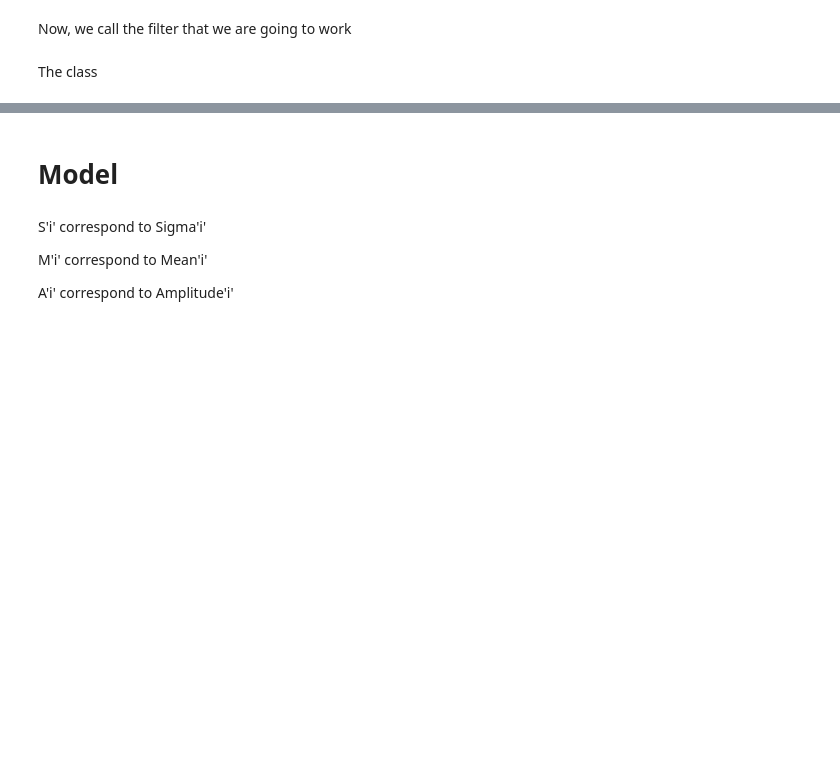
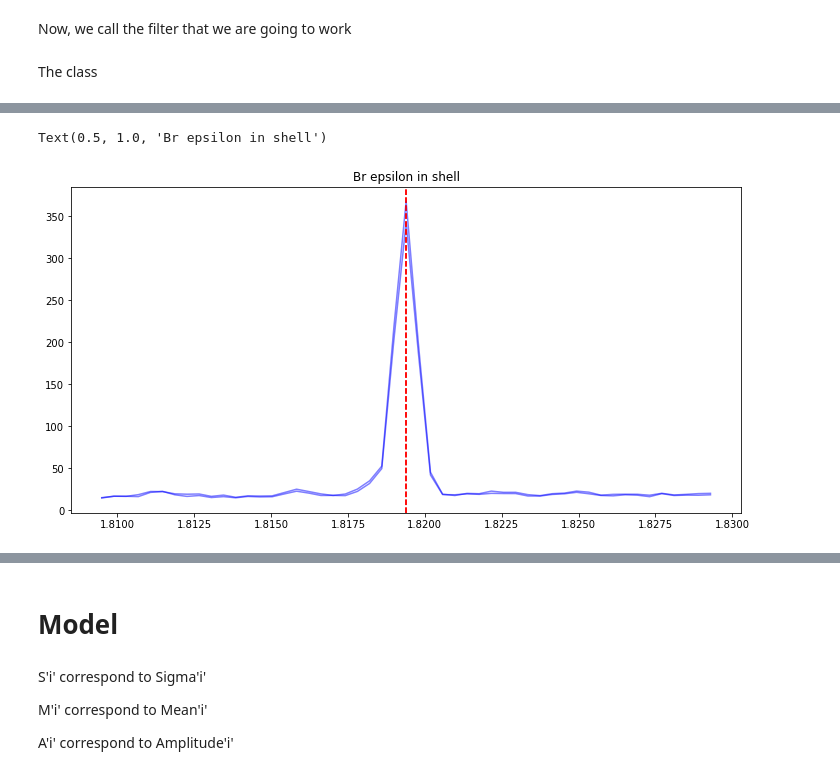
Before and after one commit to will-henney/globule-seminario, a Jupyter notebook: 30Doradus/Fit_to_spectrum_of_NIRSpec.ipynb, the cells around one changed output, grey strips where cells are left out. Saved outputs shown, nothing was run; the diff lists cells and outputs as text; code cells hidden in the pictures; blank space fills up the shorter version.

```diff
--- a/30Doradus/Fit_to_spectrum_of_NIRSpec.ipynb
+++ b/30Doradus/Fit_to_spectrum_of_NIRSpec.ipynb
@@ -95,0 +255,13 @@ example = FilterSpectrum(x,y,T_F187N[0],T_F187N[1])
+# %%
+'''For shell'''
+plt.figure(figsize=(12,6))
+for i in specs_NIRSpec[4:6]:
+    mask = i.get_peak_mask('Br epsilon')
+    plt.plot(i.x[mask], i.y[mask], color = 'blue', alpha=0.5)
+    plt.axvline(i.peaks['Br epsilon']['mean'], color='r', ls='--')
+    limi = i.peaks['Br epsilon']['amplitude']
+#plt.ylim(0,3*limi)
+plt.title('Br epsilon in shell')
+# %% [output]
+Text(0.5, 1.0, 'Br epsilon in shell')
+[figure, added]
```
Also changed, not shown: parts of 26 cells of this notebook, 38 other files.
